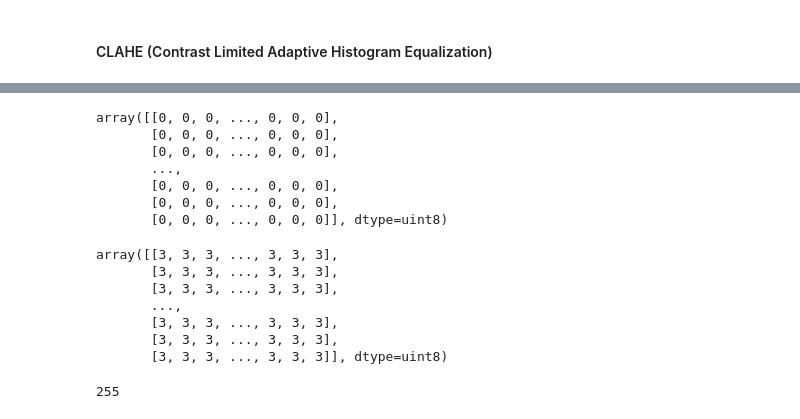
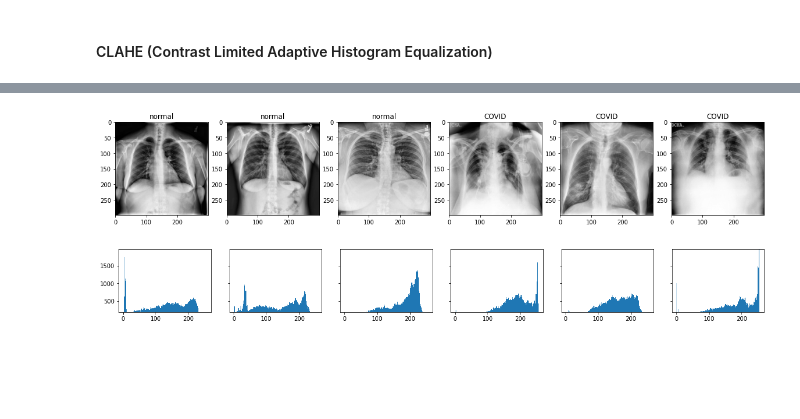
Before and after one commit to karencfisher/COVID19, a Jupyter notebook: notebooks/image_preprocessing.ipynb, the cells around one changed output, grey strips where cells are left out. Cells and saved outputs as stored; diff of their text form; code cells hidden in the pictures; blank space fills up the shorter version.

```diff
--- a/notebooks/image_preprocessing.ipynb
+++ b/notebooks/image_preprocessing.ipynb
@@ -94,21 +87,2 @@ error: ignored
 # %% [markdown]
 #### CLAHE (Contrast Limited Adaptive Histogram Equalization)
-# %%
-clahe = cv2.createCLAHE(clipLimit=2.0, tileGridSize=(8,8))
-
-for i, item in enumerate(classes):
-  images = random.sample(filelists[i], 3)
-  f, axes = plt.subplots(len(classes), 3, sharey=True, figsize=(10, 10))
-  #f.set_figwidth(10)
-  plt.tight_layout()
-
-  for j, image in enumerate(images):
-    img_file = os.path.join(data_path, 'train', item, image)
-    img = cv2.imread(img_file)
-    img = cv2.cvtColor(img, cv2.COLOR_RGB2GRAY)
-    axes[0][j].imshow(img, cmap='gray')
-    axes[0][j].set_title(f'{item} Original')
-
-    img_clahe = clahe.apply(img)
-    axes[1][j].imshow(img_clahe, cmap='gray')
-    axes[1][j].set_title(f'{item} CLAHE')
@@ -118,29 +89,11 @@ for i, item in enumerate(classes):
-# %%
-img_file = os.path.join(data_path, 'train', item, images[1])
-img = cv2.imread(img_file)
-img = cv2.cvtColor(img, cv2.COLOR_RGB2GRAY)
-img_clahe = clahe.apply(img)
-# %%
-img
-# %% [output]
-array([[0, 0, 0, ..., 0, 0, 0],
-       [0, 0, 0, ..., 0, 0, 0],
-       [0, 0, 0, ..., 0, 0, 0],
-       ...,
-       [0, 0, 0, ..., 0, 0, 0],
-       [0, 0, 0, ..., 0, 0, 0],
-       [0, 0, 0, ..., 0, 0, 0]], dtype=uint8)
-# %%
-img_clahe
-# %% [output]
-array([[3, 3, 3, ..., 3, 3, 3],
-       [3, 3, 3, ..., 3, 3, 3],
-       [3, 3, 3, ..., 3, 3, 3],
-       ...,
-       [3, 3, 3, ..., 3, 3, 3],
-       [3, 3, 3, ..., 3, 3, 3],
-       [3, 3, 3, ..., 3, 3, 3]], dtype=uint8)
-# %%
-np.amax(img_clahe)
-# %% [output]
-255
+# %%
+clahe_images = []
+for i in range(len(images)):
+  img = cv2.cvtColor(images[i], cv2.COLOR_BGR2GRAY)
+  clahe = cv2.createCLAHE(clipLimit=2.0, tileGridSize=(8,8))
+  img_clahe = clahe.apply(img)
+  clahe_images.append(img_clahe)
+displayImages(clahe_images, labels)
+# %% [output]
+[figure, added]
+[figure, added]
```
Also changed, not shown: parts of 9 cells of this notebook.
